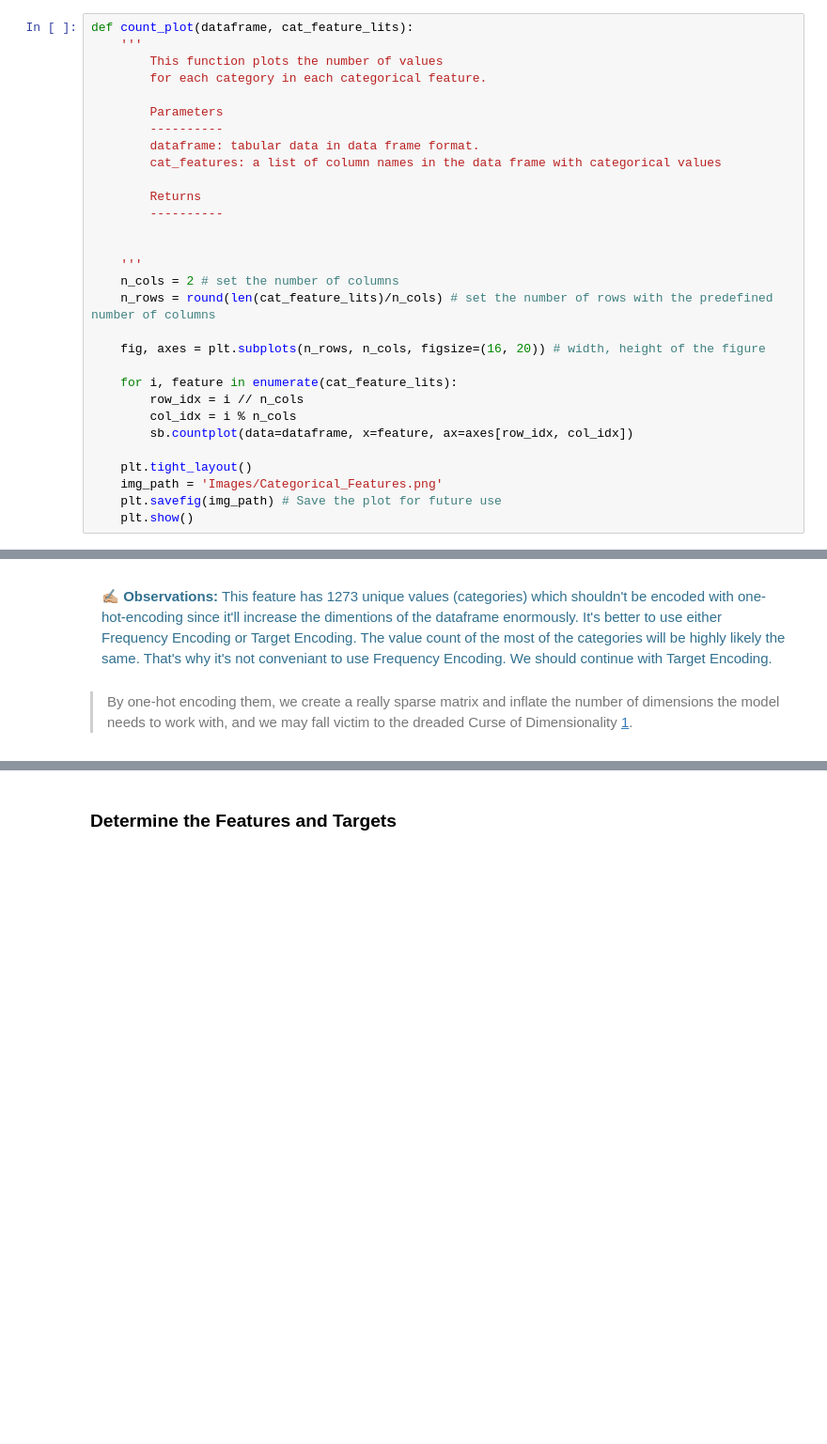
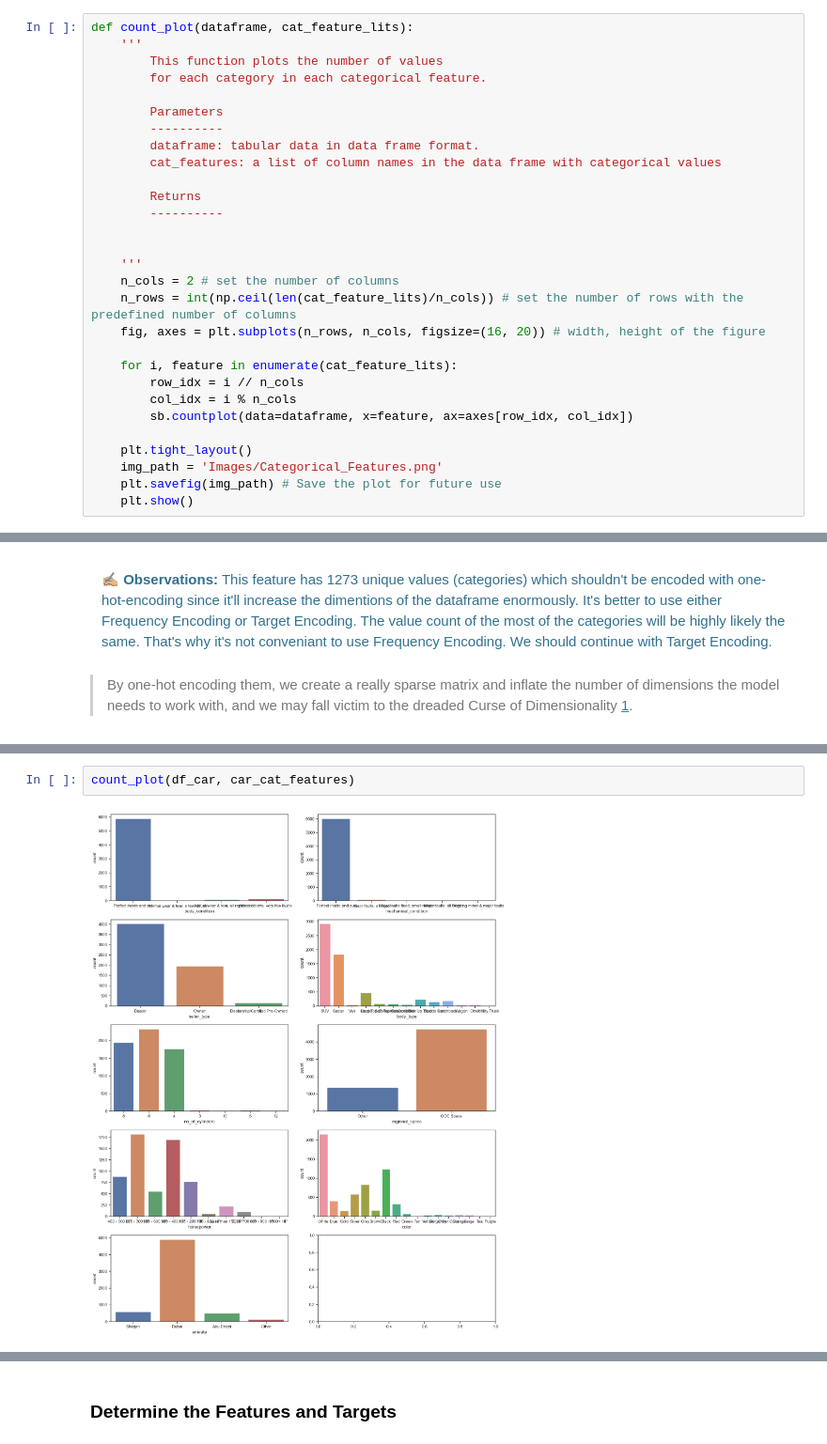
Before and after one commit to muscak/Dubizzle-Used-Car-Sale-Price-Prediction, a Jupyter notebook: Dubizzle-Used-Car-Sale-Price-Prediction.ipynb, the cells around one changed output, grey strips where cells are left out. Shown at 94% size. Cells and saved outputs as stored; diff of their text form; blank space fills up the shorter version.

```diff
--- a/Dubizzle-Used-Car-Sale-Price-Prediction.ipynb
+++ b/Dubizzle-Used-Car-Sale-Price-Prediction.ipynb
@@ -249,8 +249,7 @@ def count_plot(dataframe, cat_feature_lits):
 
     '''
     n_cols = 2 # set the number of columns
-    n_rows = round(len(cat_feature_lits)/n_cols) # set the number of rows with the predefined number of columns
-
+    n_rows = int(np.ceil(len(cat_feature_lits)/n_cols)) # set the number of rows with the predefined number of columns
     fig, axes = plt.subplots(n_rows, n_cols, figsize=(16, 20)) # width, height of the figure
 
     for i, feature in enumerate(cat_feature_lits):
@@ -553,0 +560,4 @@ memory usage: 622.4+ KB
+# %%
+count_plot(df_car, car_cat_features)
+# %% [output]
+[figure, added]
```
Also changed, not shown: parts of 18 cells of this notebook.
